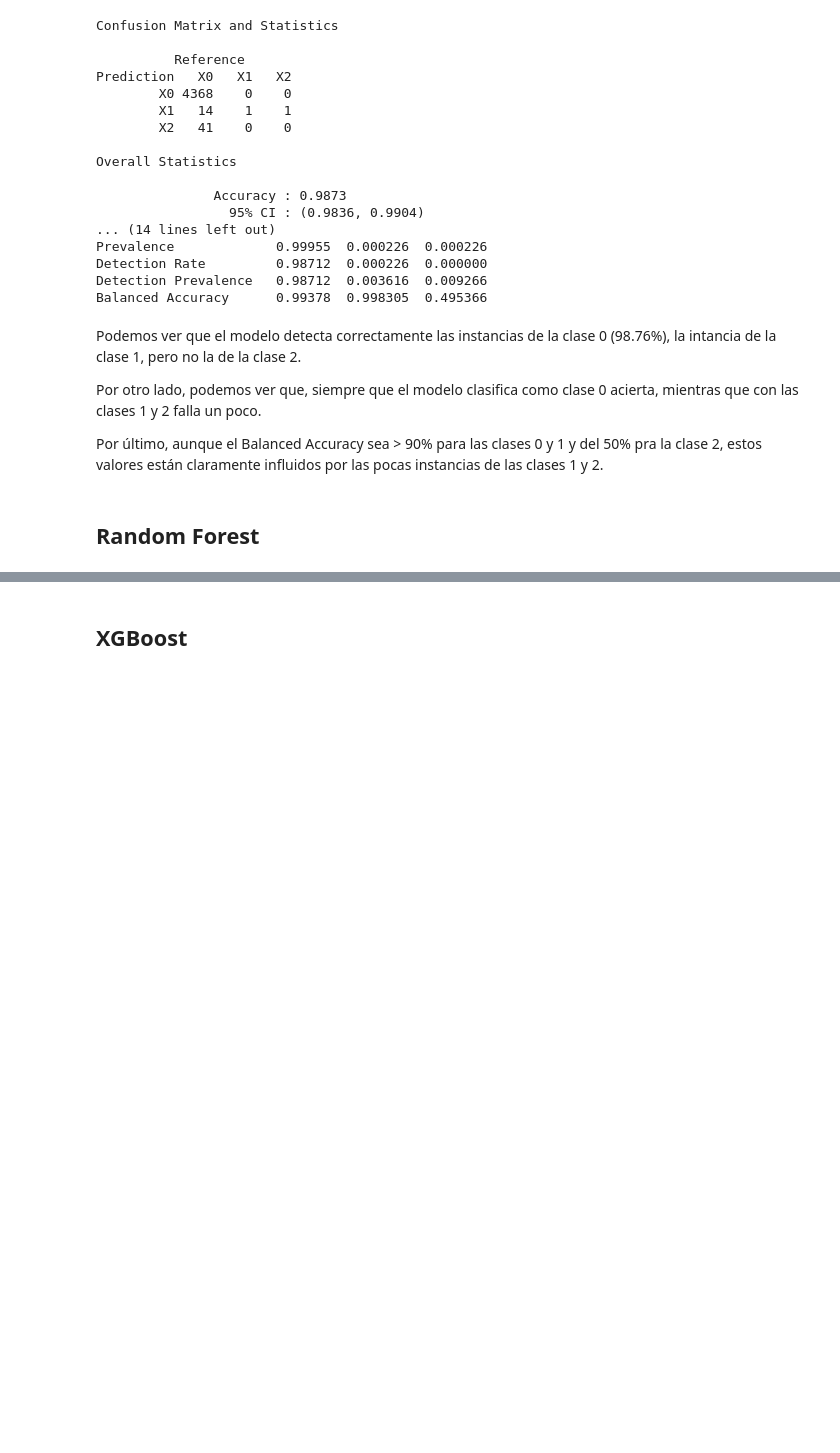
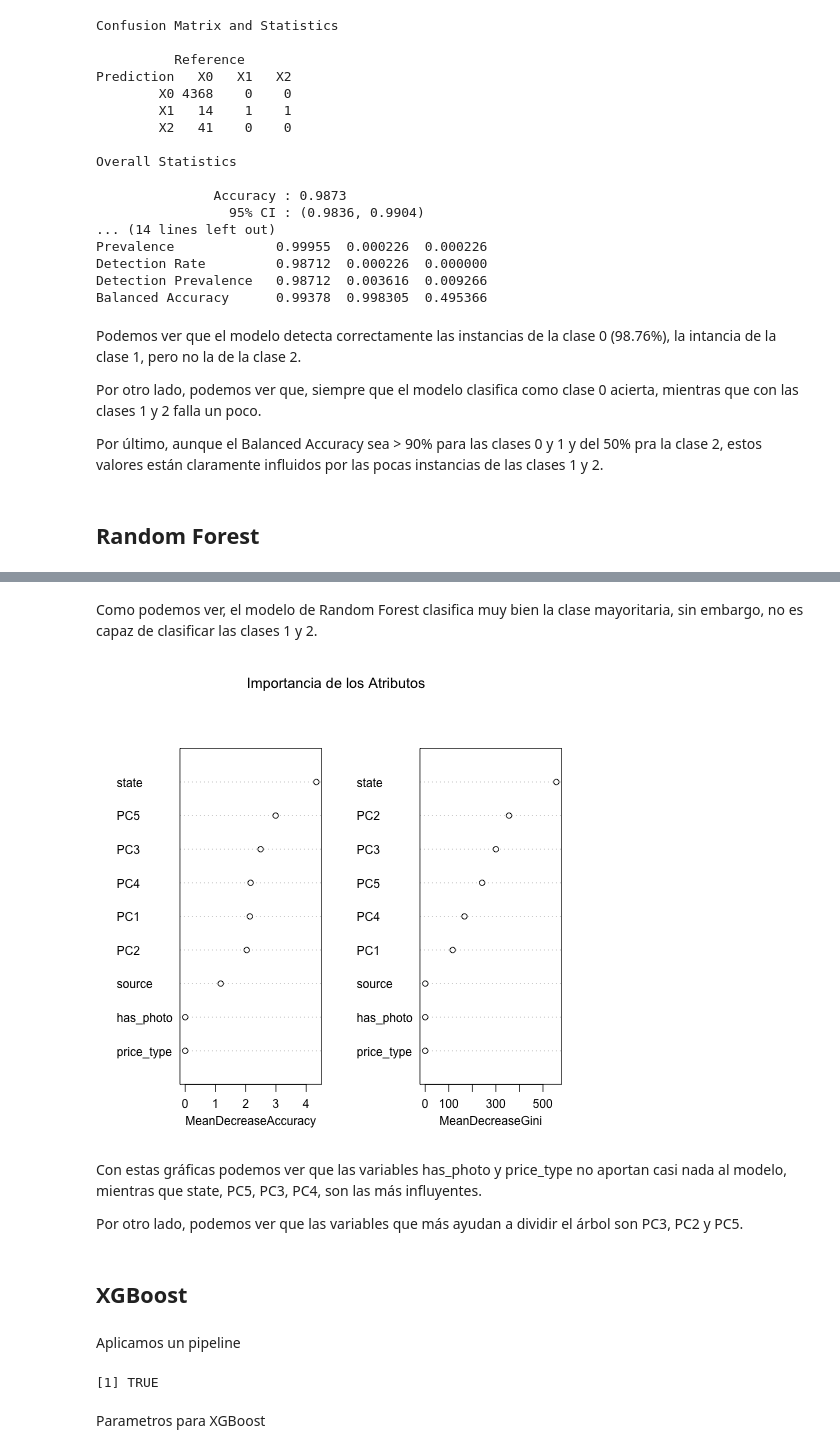
Before and after one commit to Arturo-Hernanz-CM/analisis_datos_modelo_clasificacion_viviendas, a Jupyter notebook: modelo_clasificacion_10K.ipynb, the cells around one changed output, grey strips where cells are left out. Saved outputs shown, nothing was run; the diff lists cells and outputs as text; code cells hidden in the pictures; blank space fills up the shorter version.

```diff
--- a/modelo_clasificacion_10K.ipynb
+++ b/modelo_clasificacion_10K.ipynb
@@ -796,2 +860,49 @@ Por último, aunque el Balanced Accuracy sea > 90% para las clases 0 y 1 y del 5
+# %% [markdown]
+Como podemos ver, el modelo de Random Forest clasifica muy bien la clase mayoritaria, sin embargo, no es capaz de clasificar las clases 1 y 2.
+# %%
+%%R
+varImpPlot(model.RF, sort = TRUE, main = "Importancia de los Atributos")
+# %% [output]
+[figure, added]
+# %% [markdown]
+Con estas gráficas podemos ver que las variables has_photo y price_type no aportan casi nada al modelo, mientras que state, PC5, PC3, PC4, son las más influyentes.
+
+Por otro lado, podemos ver que las variables que más ayudan a dividir el árbol son PC3, PC2 y PC5.
 # %% [markdown]
 ## XGBoost
+# %% [markdown]
+Aplicamos un pipeline
+# %%
+%%R
+# Copias
+train_xgb <- train
+test_xgb  <- test
+
+# Factores → numéricos
+train_xgb[] <- lapply(train_xgb, function(x)
+  if (is.factor(x)) as.numeric(x) else x)
+
+test_xgb[] <- lapply(test_xgb, function(x)
+  if (is.factor(x)) as.numeric(x) else x)
+
+# Matrices X / y
+X_train <- as.matrix(train_xgb[, setdiff(names(train_xgb), "category")])
+y_train <- as.numeric(train$category) - 1
+
+X_test  <- as.matrix(test_xgb[,  setdiff(names(test_xgb),  "category")])
+y_test  <- as.numeric(test$category) - 1
+
+# DMatrix
+dtrain <- xgb.DMatrix(data = X_train, label = y_train)
+dtest  <- xgb.DMatrix(data = X_test,  label = y_test)
+
+# Pesos de clase (desequilibrio)
+class_counts  <- table(y_train)
+class_weights <- max(class_counts) / class_counts
+weights_train <- as.numeric(class_weights[as.character(y_train)])
+
+setinfo(dtrain, "weight", weights_train)
+# %% [output]
+[1] TRUE
+# %% [markdown]
+Parametros para XGBoost
```
Also changed, not shown: parts of 18 cells of this notebook.
